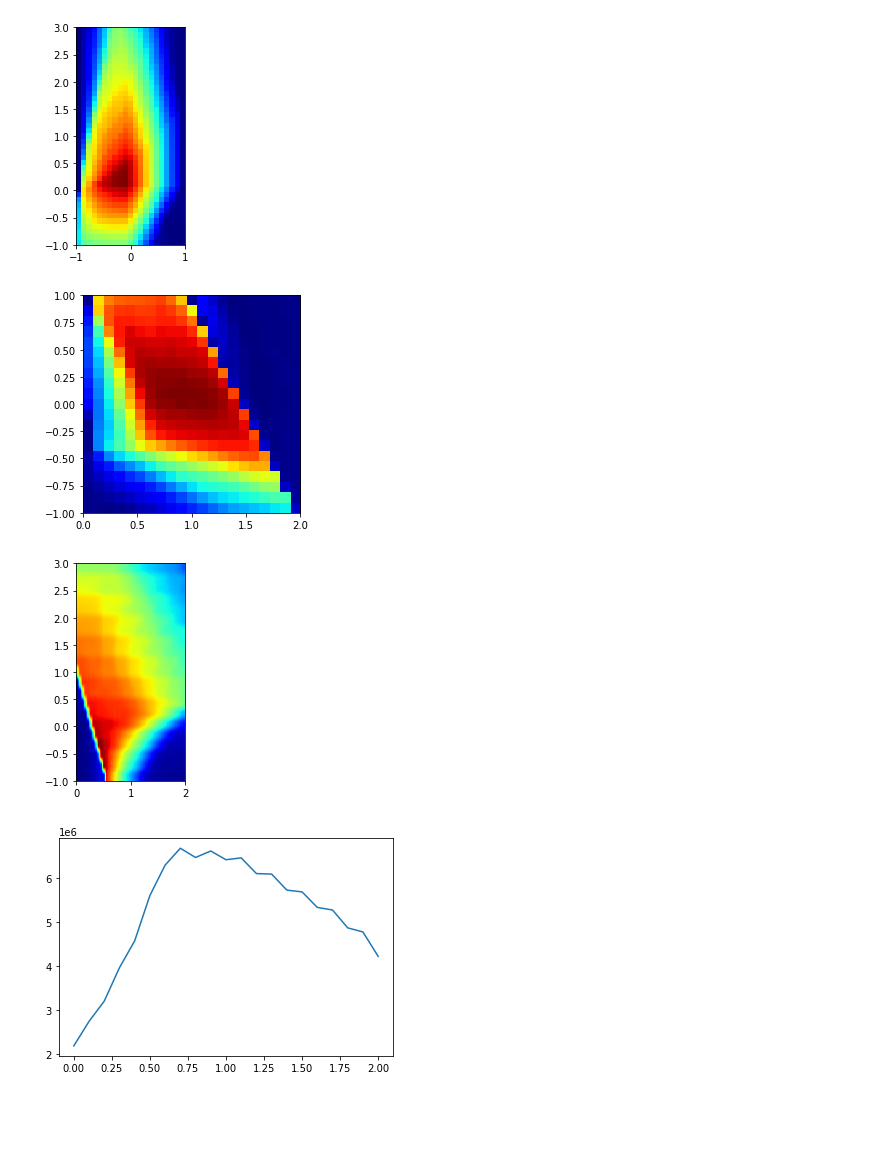
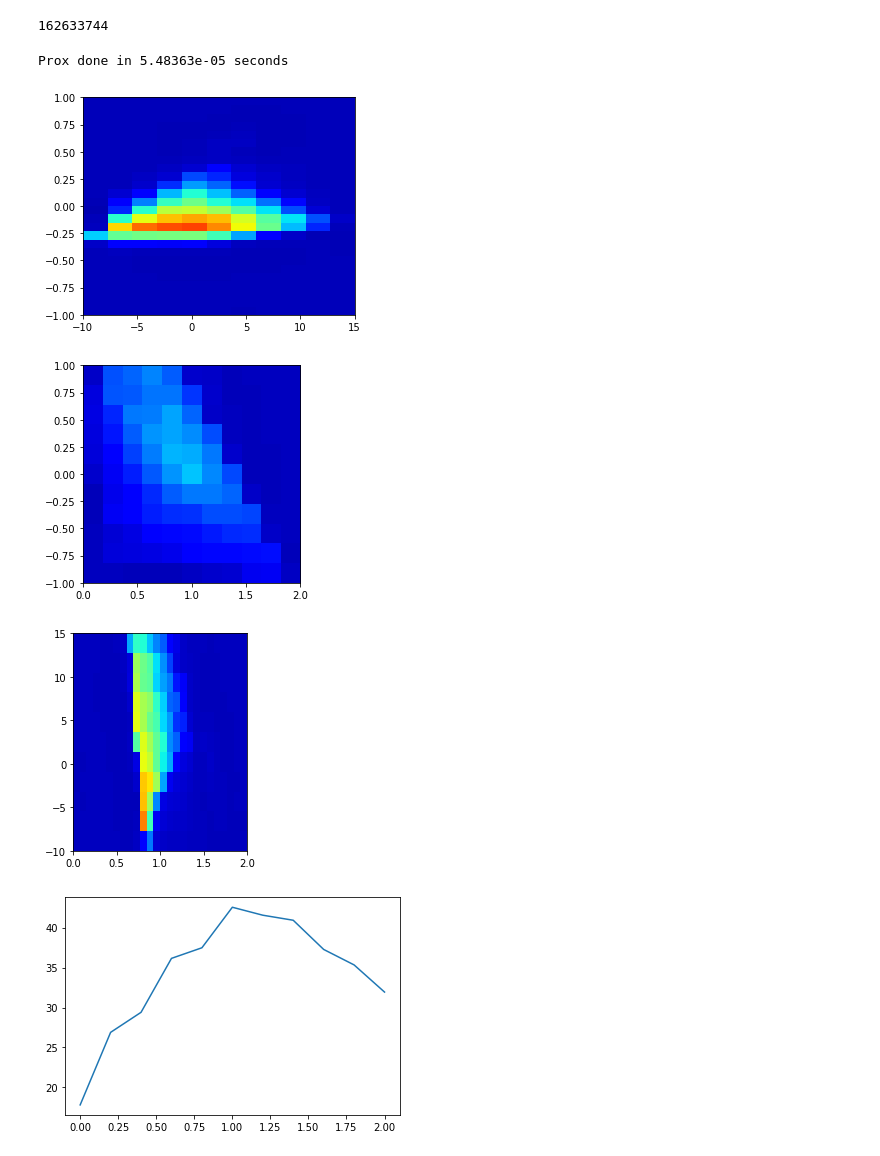
Before and after one commit to kartographer/sma_phasing_sims, a Jupyter notebook: SWARM_Optimization.ipynb, the cells around one changed output. Drawn from its saved outputs; the diff is of its cells as text; code cells hidden in the pictures; blank space fills up the shorter version.

```diff
--- a/SWARM_Optimization.ipynb
+++ b/SWARM_Optimization.ipynb
@@ -96,18 +176,30 @@ Wall time: 2min 58s
+# %%
+results_arr.size
+# %% [output]
+162633744
+# %%
+start_time = time.time()
+print('Prox done in %g seconds' % (time.time() - start_time))
+# %% [output]
+Prox done in 5.48363e-05 seconds
 # %%
-plt.imshow(np.sum(results_arr,axis=0), extent=[-1, 1, -1, 3], origin='lower', cmap='jet')
+plt.imshow(np.mean(results_arr/np.max(results_arr > 0.),axis=0), extent=np.array([ki_range, kd_range]).flatten(), origin='lower', cmap='jet', aspect=10)
+plt.clim([0, 1])
 plt.show()
-plt.imshow(np.sum(results_arr,axis=1), extent=[0, 2, -1, 1], origin='lower', cmap='jet')
+plt.imshow(np.mean(results_arr/np.max(results_arr),axis=1), extent=np.array([kp_range, kd_range]).flatten(), origin='lower', cmap='jet', aspect=1)
+plt.clim([0, 1])
 plt.show()
-plt.imshow(np.sum(results_arr,axis=2), extent=[0, 2, -1, 3], origin='lower', cmap='jet')
+plt.imshow(np.mean(results_arr/np.max(results_arr),axis=2), extent=np.array([kp_range, ki_range]).flatten(), origin='lower', cmap='jet', aspect=0.1)
+plt.clim([0, 1])
 plt.show()
-plt.plot(np.linspace(0, 2, num=n_kp), results_arr.sum(axis=2).sum(axis=1))
+plt.plot(np.linspace(kp_range[0], kp_range[1], num=n_kp), results_arr.sum(axis=2).sum(axis=1))
 plt.show()
-plt.plot(np.linspace(-1, 3, num=n_ki), results_arr.sum(axis=2).sum(axis=0))
+plt.plot(np.linspace(ki_range[0], ki_range[1], num=n_ki), results_arr.sum(axis=2).sum(axis=0))
 plt.show()
-plt.plot(np.linspace(-1, 1, num=n_kd), results_arr.sum(axis=1).sum(axis=0))
+plt.plot(np.linspace(kd_range[0], kd_range[1], num=n_kd), results_arr.sum(axis=1).sum(axis=0))
 plt.show()
 # %% [output]
-[figure, old version]
+[figure, new version]
-[figure, old version]
+[figure, new version]
-[figure, old version]
+[figure, new version]
-[figure, old version]
+[figure, new version]
```
Also changed, not shown: parts of 8 cells of this notebook, 2 other files.
